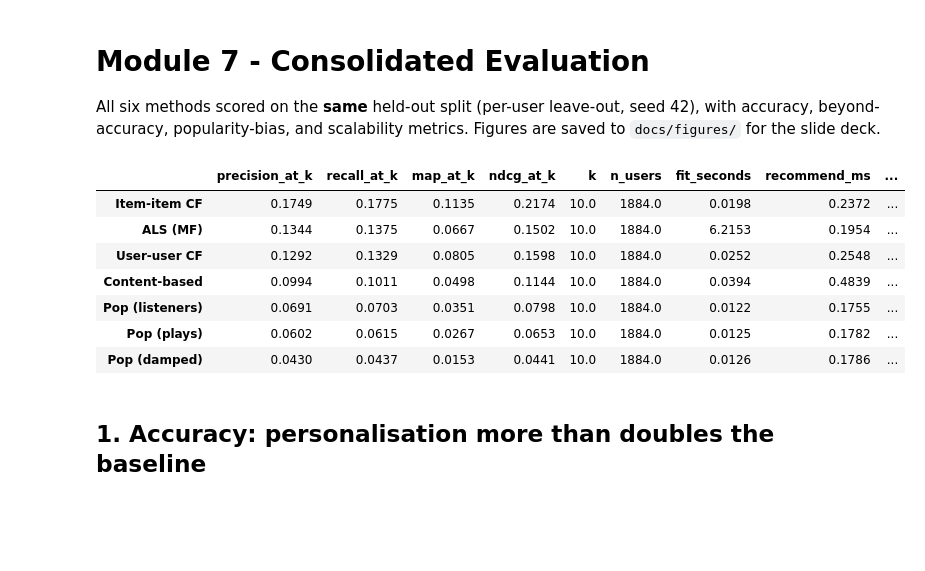
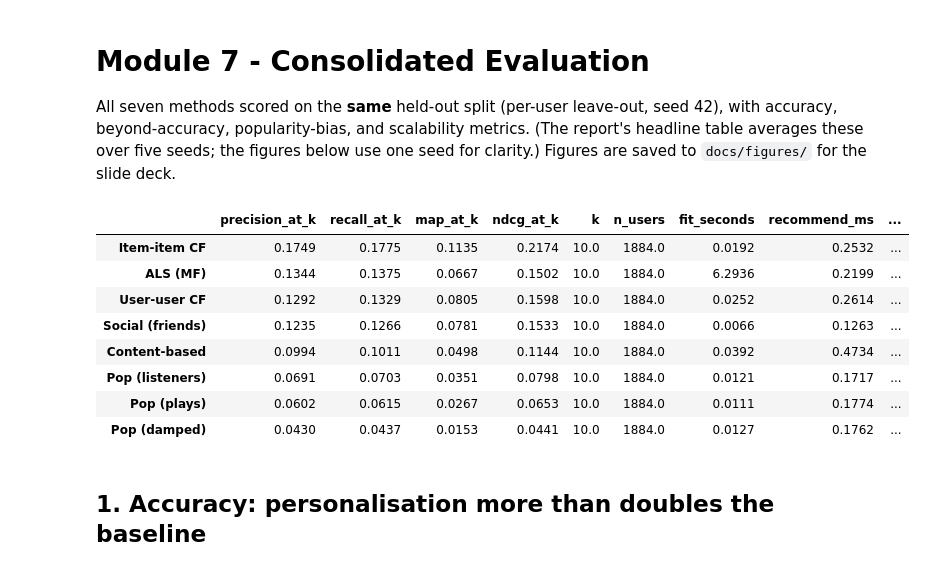
Before and after one commit to paugratacosfuste/recommender-systems-lastfm, a Jupyter notebook: notebooks/02_evaluation.ipynb, the cells around one changed output. Saved outputs shown, nothing was run; the diff lists cells and outputs as text; code cells hidden in the pictures; blank space fills up the shorter version.

```diff
--- a/notebooks/02_evaluation.ipynb
+++ b/notebooks/02_evaluation.ipynb
@@ -1,7 +1,7 @@
 # %% [markdown]
 # Module 7 - Consolidated Evaluation
 
-All six methods scored on the **same** held-out split (per-user leave-out, seed 42), with accuracy, beyond-accuracy, popularity-bias, and scalability metrics. Figures are saved to `docs/figures/` for the slide deck.
+All seven methods scored on the **same** held-out split (per-user leave-out, seed 42), with accuracy, beyond-accuracy, popularity-bias, and scalability metrics. (The report's headline table averages these over five seeds; the figures below use one seed for clarity.) Figures are saved to `docs/figures/` for the slide deck.
 # %%
 %matplotlib inline
 import matplotlib.pyplot as plt
@@ -26,33 +28,36 @@ FIG_DIR.mkdir(parents=True, exist_ok=True)
 # %%
 interactions = load_user_artists(RAW_DIR / USER_ARTISTS_FILE)
 tagged = load_user_tagged_artists(RAW_DIR / USER_TAGGED_ARTISTS_FILE)
+friends = load_user_friends(RAW_DIR / USER_FRIENDS_FILE)
 n_catalogue = len(load_artists(RAW_DIR / ARTISTS_FILE))
 train, test = leave_n_out_split(interactions, seed=DEFAULT_SEED)
 profiles, artist_ids = build_artist_tag_profiles(tagged)
 beyond = BeyondAccuracyInputs(profiles=profiles,
     item_to_row={int(a): i for i, a in enumerate(artist_ids)},
     popularity=build_item_popularity(train), n_catalogue=n_catalogue)
 
 models = {
     'Item-item CF': ItemKNNRecommender(),
     'ALS (MF)': ImplicitALS(),
     'User-user CF': UserKNNRecommender(),
+    'Social (friends)': SocialRecommender(friends),
     'Content-based': ContentBasedRecommender(tagged),
     'Pop (listeners)': PopularityRecommender('listeners'),
     'Pop (plays)': PopularityRecommender('plays'),
     'Pop (damped)': PopularityRecommender('damped'),
 }
 table = compare_models(models, train, test, k=10, beyond=beyond)
 table.round(4)
 # %% [output]
 |  | precision_at_k | recall_at_k | map_at_k | ndcg_at_k | k | n_users | fit_seconds | recommend_ms | ... |
-| Item-item CF | 0.1749 | 0.1775 | 0.1135 | 0.2174 | 10.0 | 1884.0 | 0.0198 | 0.2372 | ... |
-| ALS (MF) | 0.1344 | 0.1375 | 0.0667 | 0.1502 | 10.0 | 1884.0 | 6.2153 | 0.1954 | ... |
-| User-user CF | 0.1292 | 0.1329 | 0.0805 | 0.1598 | 10.0 | 1884.0 | 0.0252 | 0.2548 | ... |
-| Content-based | 0.0994 | 0.1011 | 0.0498 | 0.1144 | 10.0 | 1884.0 | 0.0394 | 0.4839 | ... |
-| Pop (listeners) | 0.0691 | 0.0703 | 0.0351 | 0.0798 | 10.0 | 1884.0 | 0.0122 | 0.1755 | ... |
-| Pop (plays) | 0.0602 | 0.0615 | 0.0267 | 0.0653 | 10.0 | 1884.0 | 0.0125 | 0.1782 | ... |
-| Pop (damped) | 0.0430 | 0.0437 | 0.0153 | 0.0441 | 10.0 | 1884.0 | 0.0126 | 0.1786 | ... |
+| Item-item CF | 0.1749 | 0.1775 | 0.1135 | 0.2174 | 10.0 | 1884.0 | 0.0192 | 0.2532 | ... |
+| ALS (MF) | 0.1344 | 0.1375 | 0.0667 | 0.1502 | 10.0 | 1884.0 | 6.2936 | 0.2199 | ... |
+| User-user CF | 0.1292 | 0.1329 | 0.0805 | 0.1598 | 10.0 | 1884.0 | 0.0252 | 0.2614 | ... |
+| Social (friends) | 0.1235 | 0.1266 | 0.0781 | 0.1533 | 10.0 | 1884.0 | 0.0066 | 0.1263 | ... |
+| Content-based | 0.0994 | 0.1011 | 0.0498 | 0.1144 | 10.0 | 1884.0 | 0.0392 | 0.4734 | ... |
+| Pop (listeners) | 0.0691 | 0.0703 | 0.0351 | 0.0798 | 10.0 | 1884.0 | 0.0121 | 0.1717 | ... |
+| Pop (plays) | 0.0602 | 0.0615 | 0.0267 | 0.0653 | 10.0 | 1884.0 | 0.0111 | 0.1774 | ... |
+| Pop (damped) | 0.0430 | 0.0437 | 0.0153 | 0.0441 | 10.0 | 1884.0 | 0.0127 | 0.1762 | ... |
 # %% [markdown]
 ## 1. Accuracy: personalisation more than doubles the baseline
 # %%
```
Also changed, not shown: parts of 9 cells of this notebook, 24 other files.
